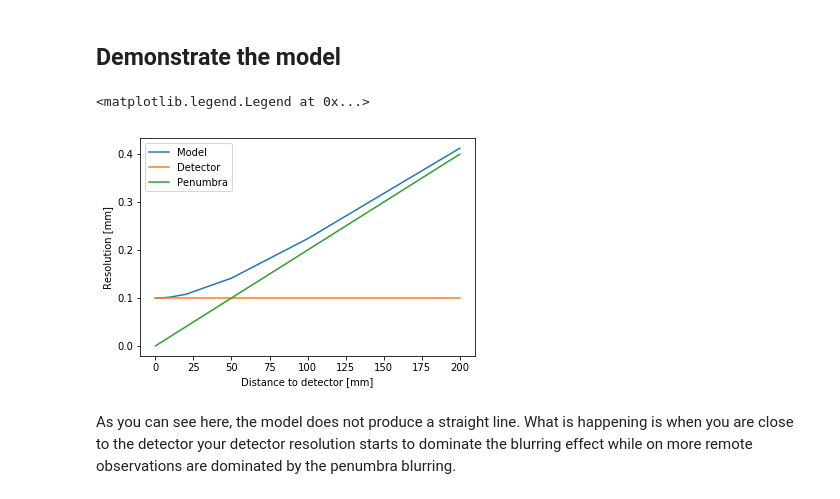
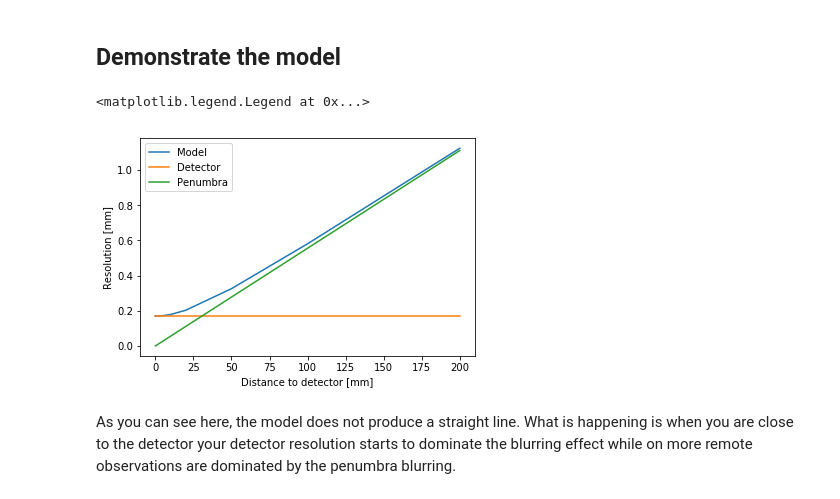
Before and after one commit to neutronimaging/scripts, a Jupyter notebook: python/notebooks/EstimateCollimationRatio.ipynb, the cells around one changed output. Cells and saved outputs as stored; diff of their text form; code cells hidden in the pictures.

```diff
--- a/python/notebooks/EstimateCollimationRatio.ipynb
+++ b/python/notebooks/EstimateCollimationRatio.ipynb
@@ -28,21 +28,21 @@ def PenumbraBlurringModel(distances, detectorresolution, collimation) :
 ## Demonstrate the model
 # %%
 distances = np.array([0.05,1.0,2.0,5.0,10.0,20.0,50.0,100.0,200.0]) # [mm]
-detectorresolution = 0.1 # [mm]
-LD = 500
+detectorresolution = 0.170 # [mm]
+LD = 180
 
 resolution = PenumbraBlurringModel(distances,detectorresolution,LD)
 
 plt.plot(distances,resolution,
          distances,detectorresolution*np.ones(distances.size,),
          distances,distances/LD)
 #plt.plot(distances,resolution)
 plt.xlabel("Distance to detector [mm]")
 plt.ylabel("Resolution [mm]")
 plt.legend(("Model","Detector","Penumbra"))
 # %% [output]
 <matplotlib.legend.Legend at 0x...>
-[figure, old version]
+[figure, new version]
 # %% [markdown]
 As you can see here, the model does not produce a straight line. What is happening is when you are close to the detector your detector resolution starts to dominate the blurring effect while on more remote observations are dominated by the penumbra blurring.
 # %% [markdown]
```
Also changed, not shown: parts of 2 cells of this notebook, 1 other file.
